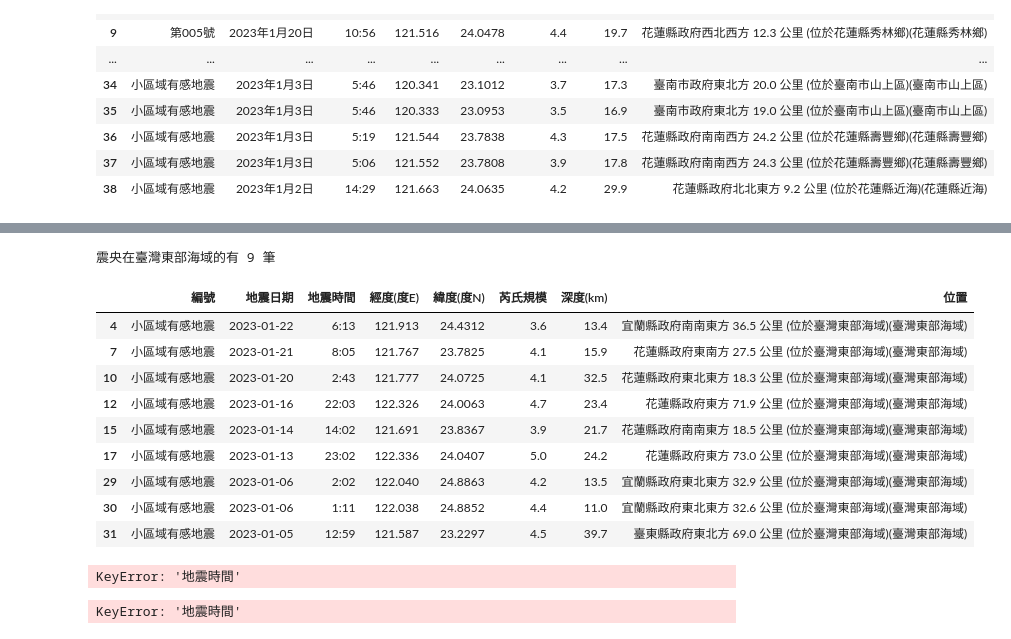
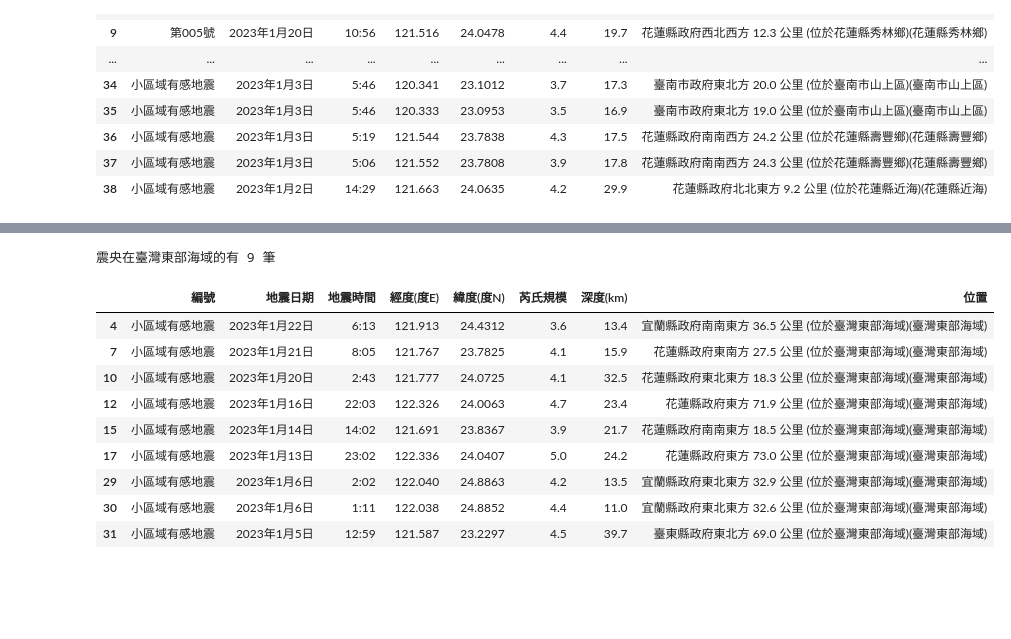
Before and after one commit to kuyuyu/PL, a Jupyter notebook: HW1/HW1.ipynb, the cells around one changed output, grey strips where cells are left out. Drawn from its saved outputs; the diff is of its cells as text; code cells hidden in the pictures; blank space fills up the shorter version.

```diff
--- a/HW1/HW1.ipynb
+++ b/HW1/HW1.ipynb
@@ -84,42 +57,21 @@ eq_depth
 # %%
-#第四題
+#第三題
 #列出震央在臺灣東部海域的所有地震
 
-eq_e = eq[eq['位置'].str.contains('臺灣東部海域')] #str提供對Series的每個元素進行操作的字符串方法
-eq_e_total = len(eq_e)
-print('震央在臺灣東部海域的有',eq_e_total,'筆')
-eq_e
+occur_e = eq[eq['位置'].str.contains('臺灣東部海域')] #str提供對Series的每個元素進行操作的字串方法
+occur_e_total = len(occur_e)
+print('震央在臺灣東部海域的有',occur_e_total,'筆')
+occur_e
 # %% [output]
 震央在臺灣東部海域的有 9 筆
 |  | 編號 | 地震日期 | 地震時間 | 經度(度E) | 緯度(度N) | 芮氏規模 | 深度(km) | 位置 |
-| 4 | 小區域有感地震 | 2023-01-22 | 6:13 | 121.913 | 24.4312 | 3.6 | 13.4 | 宜蘭縣政府南南東方 36.5 公里 (位於臺灣東部海域)(臺灣東部海域) |
-| 7 | 小區域有感地震 | 2023-01-21 | 8:05 | 121.767 | 23.7825 | 4.1 | 15.9 | 花蓮縣政府東南方 27.5 公里 (位於臺灣東部海域)(臺灣東部海域) |
-| 10 | 小區域有感地震 | 2023-01-20 | 2:43 | 121.777 | 24.0725 | 4.1 | 32.5 | 花蓮縣政府東北東方 18.3 公里 (位於臺灣東部海域)(臺灣東部海域) |
-| 12 | 小區域有感地震 | 2023-01-16 | 22:03 | 122.326 | 24.0063 | 4.7 | 23.4 | 花蓮縣政府東方 71.9 公里 (位於臺灣東部海域)(臺灣東部海域) |
-| 15 | 小區域有感地震 | 2023-01-14 | 14:02 | 121.691 | 23.8367 | 3.9 | 21.7 | 花蓮縣政府南南東方 18.5 公里 (位於臺灣東部海域)(臺灣東部海域) |
-| 17 | 小區域有感地震 | 2023-01-13 | 23:02 | 122.336 | 24.0407 | 5.0 | 24.2 | 花蓮縣政府東方 73.0 公里 (位於臺灣東部海域)(臺灣東部海域) |
-| 29 | 小區域有感地震 | 2023-01-06 | 2:02 | 122.040 | 24.8863 | 4.2 | 13.5 | 宜蘭縣政府東北東方 32.9 公里 (位於臺灣東部海域)(臺灣東部海域) |
-| 30 | 小區域有感地震 | 2023-01-06 | 1:11 | 122.038 | 24.8852 | 4.4 | 11.0 | 宜蘭縣政府東北東方 32.6 公里 (位於臺灣東部海域)(臺灣東部海域) |
-| 31 | 小區域有感地震 | 2023-01-05 | 12:59 | 121.587 | 23.2297 | 4.5 | 39.7 | 臺東縣政府東北方 69.0 公里 (位於臺灣東部海域)(臺灣東部海域) |
+| 4 | 小區域有感地震 | 2023年1月22日 | 6:13 | 121.913 | 24.4312 | 3.6 | 13.4 | 宜蘭縣政府南南東方 36.5 公里 (位於臺灣東部海域)(臺灣東部海域) |
+| 7 | 小區域有感地震 | 2023年1月21日 | 8:05 | 121.767 | 23.7825 | 4.1 | 15.9 | 花蓮縣政府東南方 27.5 公里 (位於臺灣東部海域)(臺灣東部海域) |
+| 10 | 小區域有感地震 | 2023年1月20日 | 2:43 | 121.777 | 24.0725 | 4.1 | 32.5 | 花蓮縣政府東北東方 18.3 公里 (位於臺灣東部海域)(臺灣東部海域) |
+| 12 | 小區域有感地震 | 2023年1月16日 | 22:03 | 122.326 | 24.0063 | 4.7 | 23.4 | 花蓮縣政府東方 71.9 公里 (位於臺灣東部海域)(臺灣東部海域) |
+| 15 | 小區域有感地震 | 2023年1月14日 | 14:02 | 121.691 | 23.8367 | 3.9 | 21.7 | 花蓮縣政府南南東方 18.5 公里 (位於臺灣東部海域)(臺灣東部海域) |
+| 17 | 小區域有感地震 | 2023年1月13日 | 23:02 | 122.336 | 24.0407 | 5.0 | 24.2 | 花蓮縣政府東方 73.0 公里 (位於臺灣東部海域)(臺灣東部海域) |
+| 29 | 小區域有感地震 | 2023年1月6日 | 2:02 | 122.040 | 24.8863 | 4.2 | 13.5 | 宜蘭縣政府東北東方 32.9 公里 (位於臺灣東部海域)(臺灣東部海域) |
+| 30 | 小區域有感地震 | 2023年1月6日 | 1:11 | 122.038 | 24.8852 | 4.4 | 11.0 | 宜蘭縣政府東北東方 32.6 公里 (位於臺灣東部海域)(臺灣東部海域) |
+| 31 | 小區域有感地震 | 2023年1月5日 | 12:59 | 121.587 | 23.2297 | 4.5 | 39.7 | 臺東縣政府東北方 69.0 公里 (位於臺灣東部海域)(臺灣東部海域) |
-# %%
-eq['地震時間'] = pd.to_datetime(eq['地震時間'])
-eq['地震時間'] = eq['地震時間'].dt.strftime(format='%Y年%m月%d日 %H:%M:%S')
-eq.set_index('地震時間',inplace=True)
-
-# 篩選出凌晨零點至早上六點之間的資料
-eq_filtered = eq.between_time('00:00', '06:00')
-eq_filtered
-# %% [output]
-KeyError: '地震時間'
-# %%
-#第五題
-#列出發生於凌晨零點至早上六點的所有地震
-
-eq['地震時間'] = pd.to_datetime(eq['地震時間'],format='%H:%M')
-
-#dt.hour是日期時間列的一個屬性，它提取日期時間值的小時部分
-eq_0to6 = eq[(eq['地震時間'].dt.hour >= 0) & (eq['地震時間'].dt.hour < 6)]
-eq_0to6
-# %% [output]
-KeyError: '地震時間'
 # %%
```
Also changed, not shown: parts of 11 cells of this notebook.
